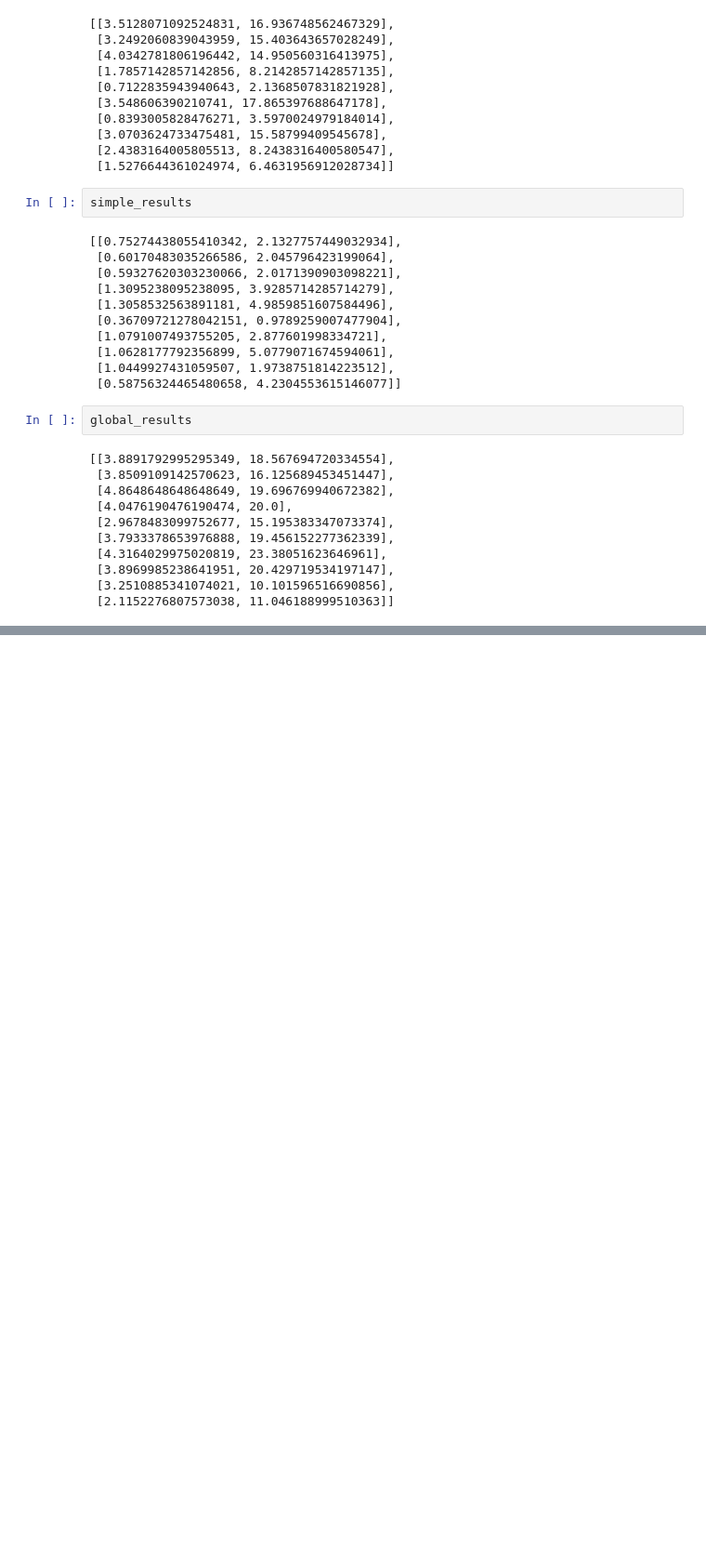
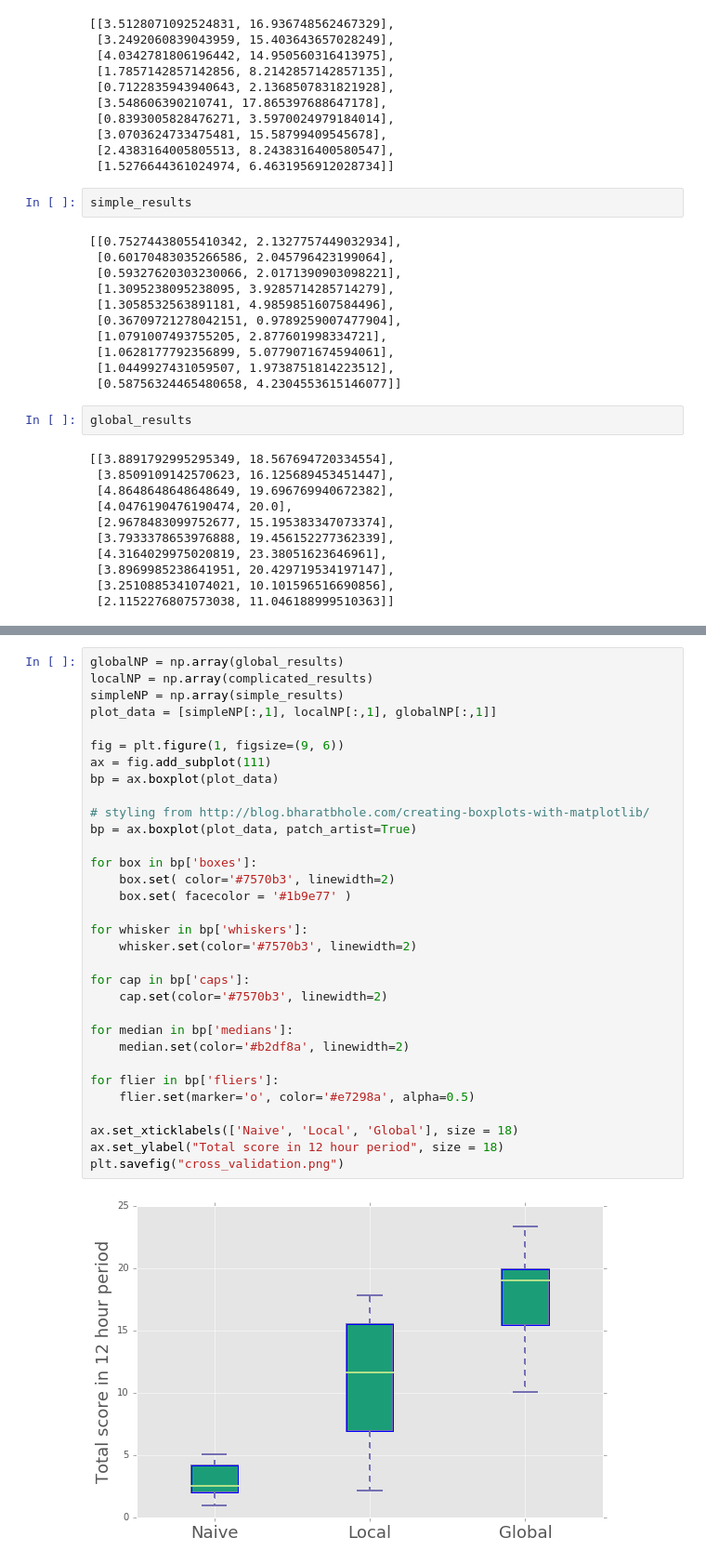
Before and after one commit to tddevlin/BMCM, a Jupyter notebook: pokemonPo.ipynb, the cells around one changed output, grey strips where cells are left out. Shown at 93% size. Drawn from its saved outputs; the diff is of its cells as text; blank space fills up the shorter version.

Commit message:
Add cross validation figure

```diff
--- a/pokemonPo.ipynb
+++ b/pokemonPo.ipynb
@@ -301,0 +316,34 @@ global_results
+# %%
+globalNP = np.array(global_results)
+localNP = np.array(complicated_results)
+simpleNP = np.array(simple_results)
+plot_data = [simpleNP[:,1], localNP[:,1], globalNP[:,1]]
+
+fig = plt.figure(1, figsize=(9, 6))
+ax = fig.add_subplot(111)
+bp = ax.boxplot(plot_data)
+
+# styling from http://blog.bharatbhole.com/creating-boxplots-with-matplotlib/
+bp = ax.boxplot(plot_data, patch_artist=True)
+
+for box in bp['boxes']:
+    box.set( color='#7570b3', linewidth=2)
+    box.set( facecolor = '#1b9e77' )
+
+for whisker in bp['whiskers']:
+    whisker.set(color='#7570b3', linewidth=2)
+
+for cap in bp['caps']:
+    cap.set(color='#7570b3', linewidth=2)
+
+for median in bp['medians']:
+    median.set(color='#b2df8a', linewidth=2)
+
+for flier in bp['fliers']:
+    flier.set(marker='o', color='#e7298a', alpha=0.5)
+
+ax.set_xticklabels(['Naive', 'Local', 'Global'], size = 18)
+ax.set_ylabel("Total score in 12 hour period", size = 18)
+plt.savefig("cross_validation.png")
+# %% [output]
+[figure, added]
```
Also changed, not shown: parts of 3 cells of this notebook, 1 other file.
